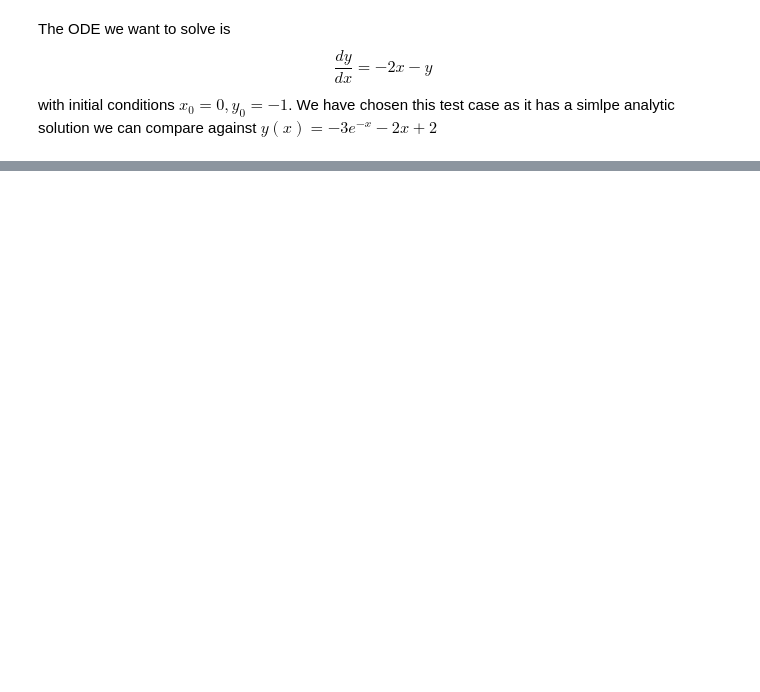
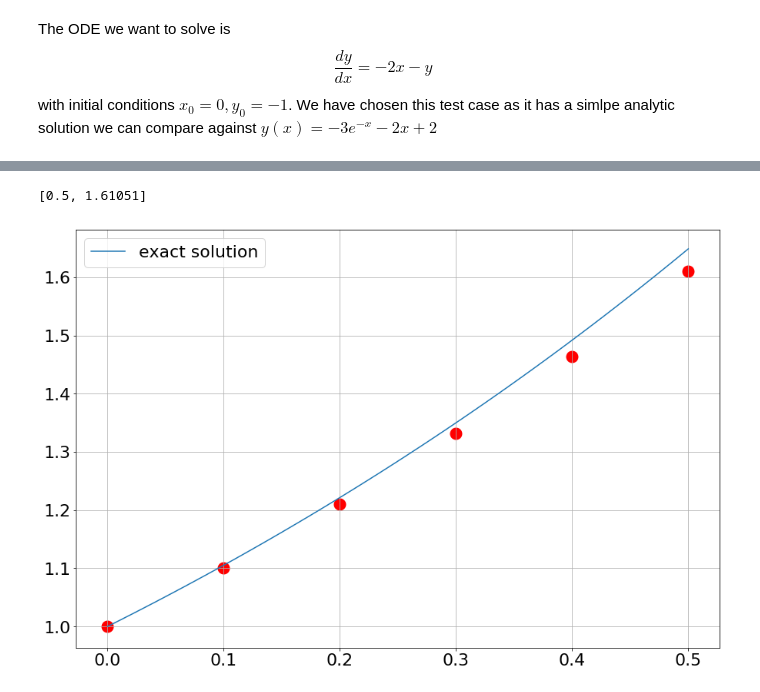
Before and after one commit to nielsw2/ACM20030-Examples, a Jupyter notebook: OrdinaryDifferentialEquations/EulerMethod.ipynb, the cells around one changed output, grey strips where cells are left out. Saved outputs shown, nothing was run; the diff lists cells and outputs as text; code cells hidden in the pictures; blank space fills up the shorter version.

```diff
--- a/OrdinaryDifferentialEquations/EulerMethod.ipynb
+++ b/OrdinaryDifferentialEquations/EulerMethod.ipynb
@@ -60,0 +91,20 @@ EulerMethod(dydx, yExact, 0.1, 0, -1, 5, True, True)
+# %%
+def dxdt(t, x):
+    a = 1
+    return a*x
+# %%
+def xExact(t):
+    a = 1
+    return np.exp(a*t)
+# %%
+t = np.linspace(0,0.5,100)
+x = xExact(t)
+
+plt.grid(True)
+plt.plot(t,x)
+plt.legend(['exact solution', 'Euler method steps'])
+
+EulerMethod(dxdt, xExact, 0.1, 0, 1, 5, False, True)
+# %% [output]
+[0.5, 1.61051]
+[figure, added]
```
Also changed, not shown: parts of 19 cells of this notebook.
